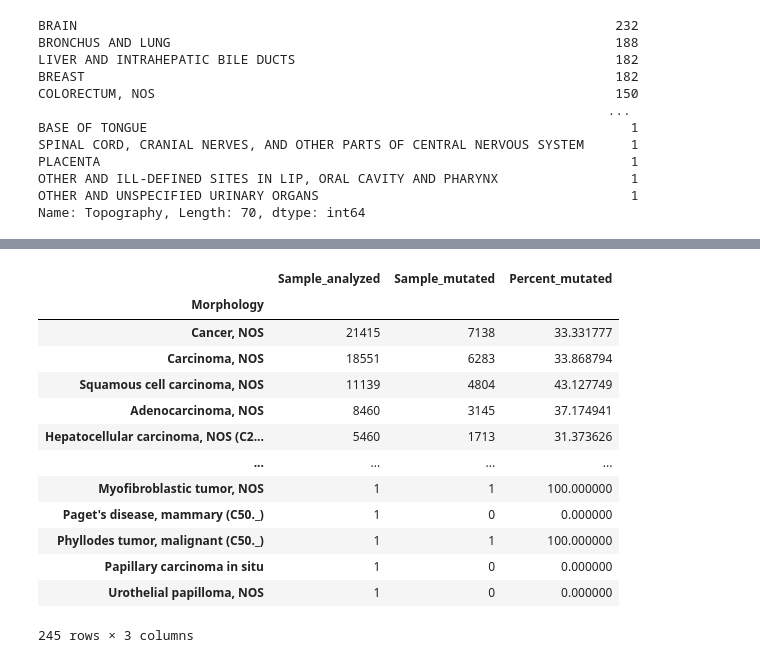
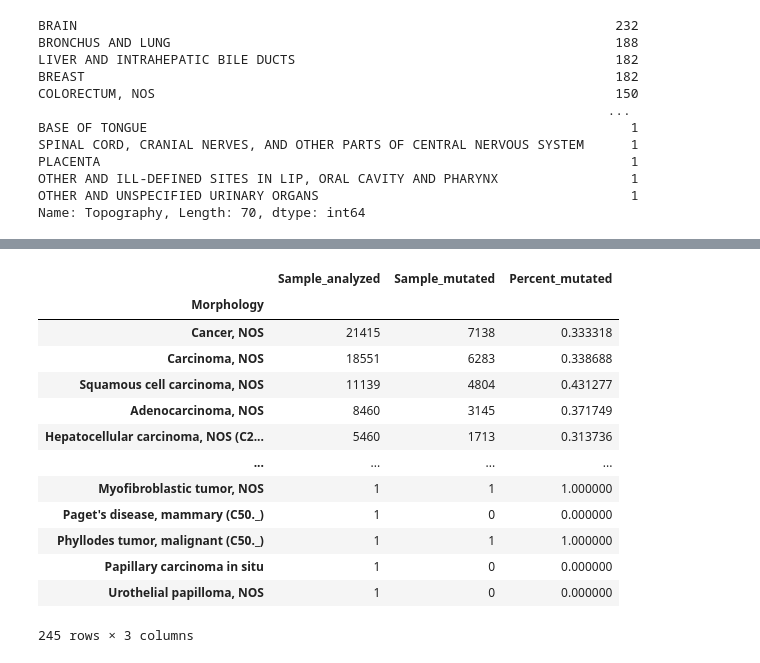
Before and after one commit to cjsindt/BME-5320_Project, a Jupyter notebook: model.ipynb, the cells around one changed output, grey strips where cells are left out. Saved outputs shown, nothing was run; the diff lists cells and outputs as text; code cells hidden in the pictures.

```diff
--- a/model.ipynb
+++ b/model.ipynb
@@ -351,21 +351,22 @@ display(mutated_by_topography.sort_values(by=['Percent_mutated'], ascending=0))
 | OTHER AND ILL-DEFINED SITES | 4 | 0 | 0.000000 |
 70 rows × 3 columns
 # %%
+# stats on what percent of samples showed mutations based on their morphology
 mutated_by_morphology = prevalence_data.groupby(by=['Morphology'])['Sample_analyzed', 'Sample_mutated'].sum()
-mutated_by_morphology['Percent_mutated'] = [(row.Sample_mutated/row.Sample_analyzed)*100 for index, row in mutated_by_morphology.iterrows()]
+mutated_by_morphology['Percent_mutated'] = [(row.Sample_mutated/row.Sample_analyzed) for index, row in mutated_by_morphology.iterrows()]
 display(mutated_by_morphology.sort_values(by=['Sample_analyzed'], ascending=0))
 # %% [output]
 |  | Sample_analyzed | Sample_mutated | Percent_mutated |
 | Morphology |  |  |  |
-| Cancer, NOS | 21415 | 7138 | 33.331777 |
-| Carcinoma, NOS | 18551 | 6283 | 33.868794 |
-| Squamous cell carcinoma, NOS | 11139 | 4804 | 43.127749 |
-| Adenocarcinoma, NOS | 8460 | 3145 | 37.174941 |
-| Hepatocellular carcinoma, NOS (C2... | 5460 | 1713 | 31.373626 |
+| Cancer, NOS | 21415 | 7138 | 0.333318 |
+| Carcinoma, NOS | 18551 | 6283 | 0.338688 |
+| Squamous cell carcinoma, NOS | 11139 | 4804 | 0.431277 |
+| Adenocarcinoma, NOS | 8460 | 3145 | 0.371749 |
+| Hepatocellular carcinoma, NOS (C2... | 5460 | 1713 | 0.313736 |
 | ... | ... | ... | ... |
-| Myofibroblastic tumor, NOS | 1 | 1 | 100.000000 |
+| Myofibroblastic tumor, NOS | 1 | 1 | 1.000000 |
 | Paget's disease, mammary (C50._) | 1 | 0 | 0.000000 |
-| Phyllodes tumor, malignant (C50._) | 1 | 1 | 100.000000 |
+| Phyllodes tumor, malignant (C50._) | 1 | 1 | 1.000000 |
 | Papillary carcinoma in situ | 1 | 0 | 0.000000 |
 | Urothelial papilloma, NOS | 1 | 0 | 0.000000 |
 245 rows × 3 columns
```
Also changed, not shown: parts of 9 cells of this notebook.
